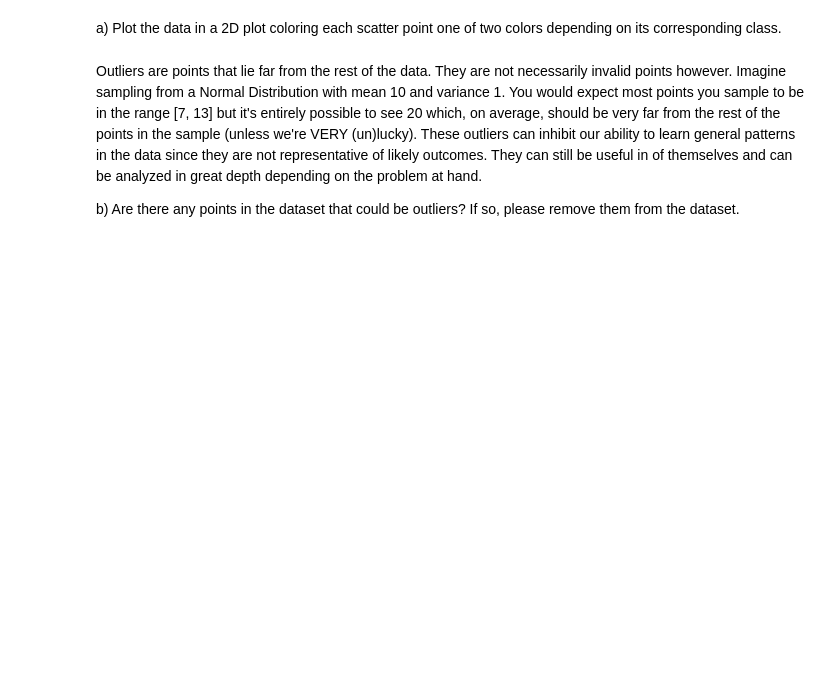
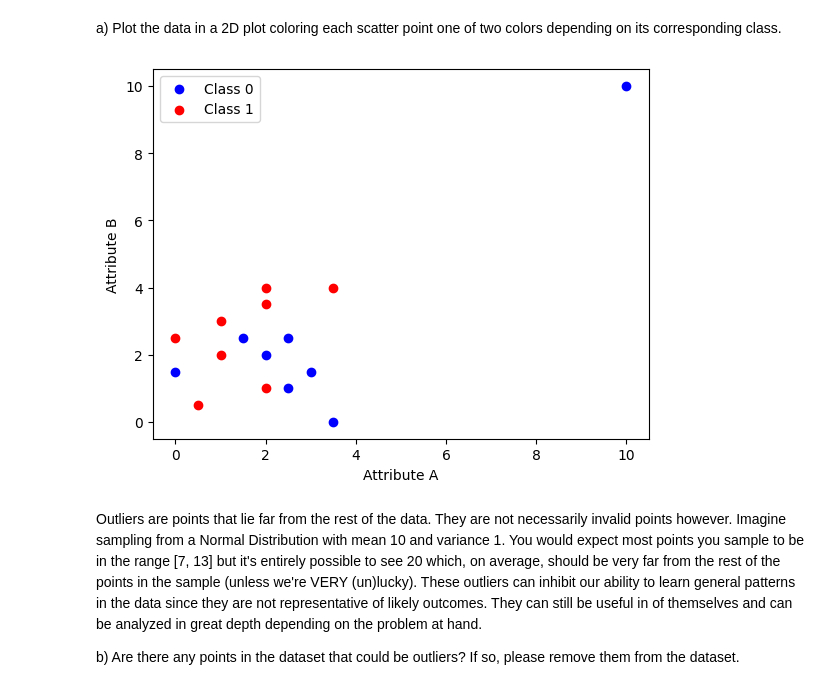
Before and after one commit to Jeetsatishv/CS506Worksheets, a Jupyter notebook: worksheet_12.ipynb, the cells around one changed output. Cells and saved outputs as stored; diff of their text form; code cells hidden in the pictures; blank space fills up the shorter version.

```diff
--- a/worksheet_12.ipynb
+++ b/worksheet_12.ipynb
@@ -46,3 +58,25 @@ plt.show()
+# %%
+
+colors = np.array(['b', 'r'])
+
+# Separate data points based on class
+class_0_points = np.array([data["Attribute A"][i] for i in range(len(data["Class"])) if data["Class"][i] == 0])
+class_0_points_b = np.array([data["Attribute B"][i] for i in range(len(data["Class"])) if data["Class"][i] == 0])
+class_1_points = np.array([data["Attribute A"][i] for i in range(len(data["Class"])) if data["Class"][i] == 1])
+class_1_points_b = np.array([data["Attribute B"][i] for i in range(len(data["Class"])) if data["Class"][i] == 1])
+
+# Plot data points for each class with different colors
+plt.scatter(class_0_points, class_0_points_b, color='b', label='Class 0')
+plt.scatter(class_1_points, class_1_points_b, color='r', label='Class 1')
+
+# Add labels and legend
+plt.xlabel("Attribute A")
+plt.ylabel("Attribute B")
+plt.legend()
+
+plt.show()
+# %% [output]
+[figure, added]
 # %% [markdown]
 Outliers are points that lie far from the rest of the data. They are not necessarily invalid points however. Imagine sampling from a Normal Distribution with mean 10 and variance 1. You would expect most points you sample to be in the range [7, 13] but it's entirely possible to see 20 which, on average, should be very far from the rest of the points in the sample (unless we're VERY (un)lucky). These outliers can inhibit our ability to learn general patterns in the data since they are not representative of likely outcomes. They can still be useful in of themselves and can be analyzed in great depth depending on the problem at hand.
 
```
Also changed, not shown: parts of 6 cells of this notebook.
